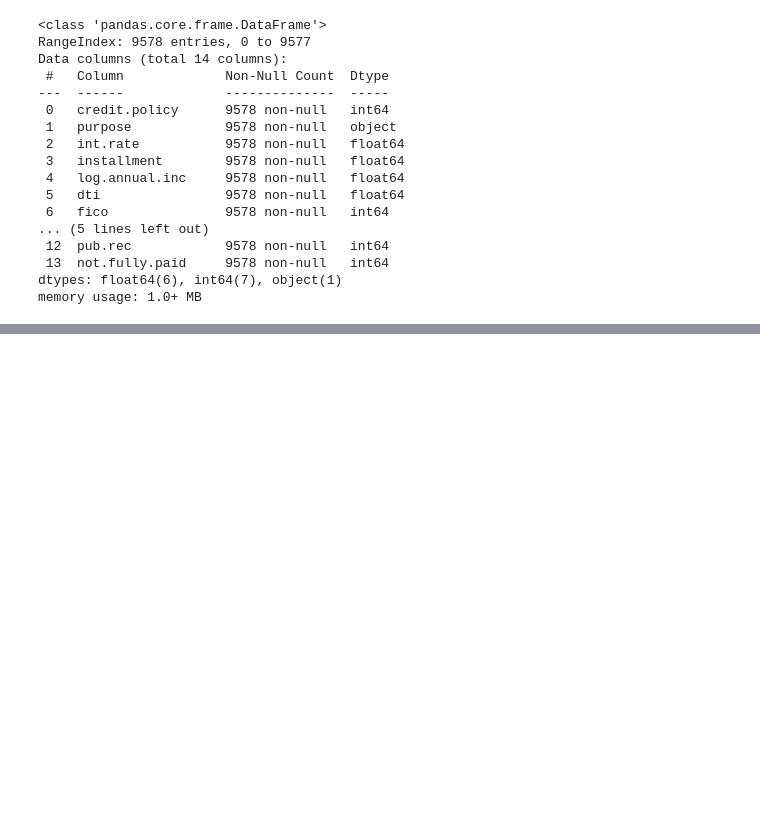
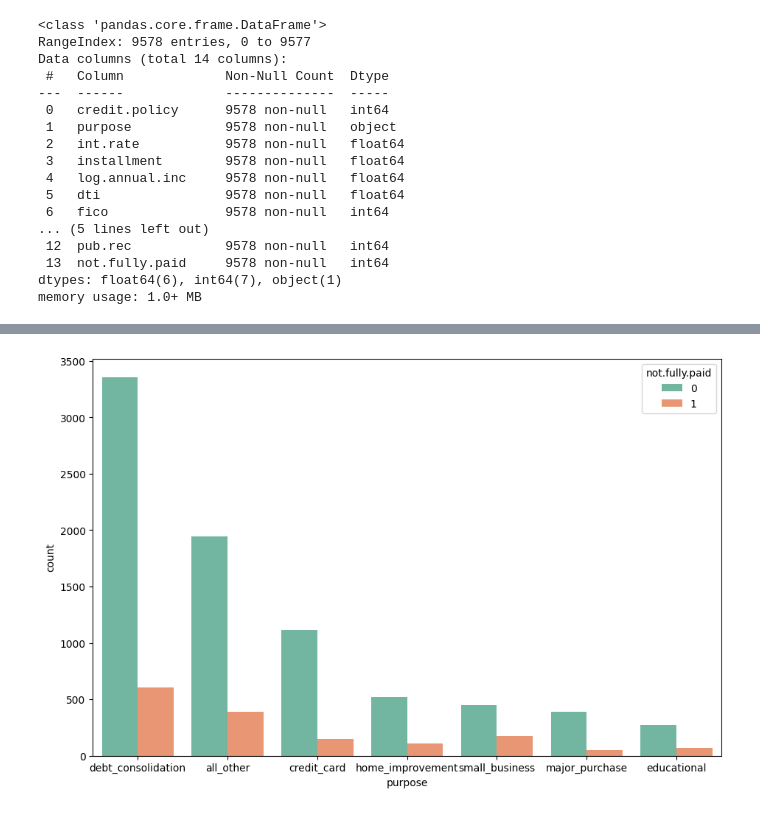
Before and after one commit to raseniero/loan-approval-prediction-model-using-keras-tensorflow, a Jupyter notebook: leading_loan.ipynb, the cells around one changed output, grey strips where cells are left out. Cells and saved outputs as stored; diff of their text form; code cells hidden in the pictures; blank space fills up the shorter version.

```diff
--- a/leading_loan.ipynb
+++ b/leading_loan.ipynb
@@ -73,3 +118,26 @@ memory usage: 1.0+ MB
+# %%
+def purpose_not_fully_paid_plot(loan):
+    plt.figure(figsize=(11, 7))
+    sns.countplot(
+        x="purpose",
+        order=[
+            "debt_consolidation",
+            "all_other",
+            "credit_card",
+            "home_improvement",
+            "small_business",
+            "major_purchase",
+            "educational",
+        ],
+        hue="not.fully.paid",
+        data=loan,
+        palette="Set2",
+    )
+
+
+purpose_not_fully_paid_plot(df_loan_data)
+# %% [output]
+[figure, added]
 # %%
 # Use label encoding for categorical variables
 label_encoding = preprocessing.LabelEncoder()
```
Also changed, not shown: parts of 20 cells of this notebook.
